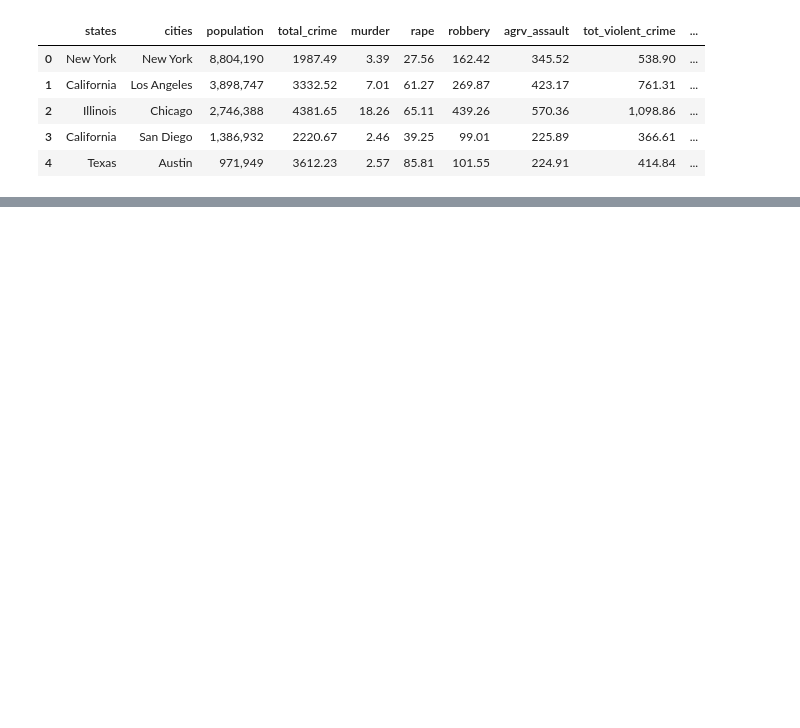
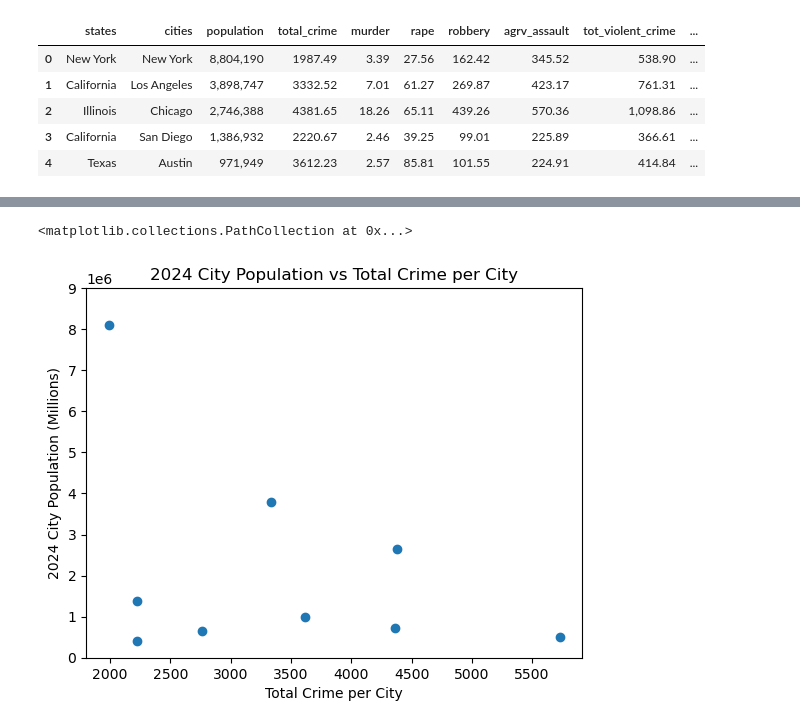
Before and after one commit to benschatz97/group_project_1, a Jupyter notebook: sean_files/population_city_crime/population_city_crime.ipynb, the cells around one changed output, grey strips where cells are left out. Drawn from its saved outputs; the diff is of its cells as text; code cells hidden in the pictures; blank space fills up the shorter version.

```diff
--- a/sean_files/population_city_crime/population_city_crime.ipynb
+++ b/sean_files/population_city_crime/population_city_crime.ipynb
@@ -108,3 +110,14 @@ plt.show()
 # %%
+# label x and y values
+x_values= cities_crime_rates_clean['Population 2024']
+y_values = cities_crime_rates_clean['total_crime']
+
 # Create a scatter plot for Total Crimes per Cities
-plt.scatter(
+plt.xlabel("Total Crime per City")
+plt.ylabel("2024 City Population (Millions)")
+plt.title("2024 City Population vs Total Crime per City")
+plt.ylim(0,9000000)
+plt.scatter(y,x)
+# %% [output]
+<matplotlib.collections.PathCollection at 0x...>
+[figure, added]
```
Also changed, not shown: parts of 9 cells of this notebook, 2 other files.
